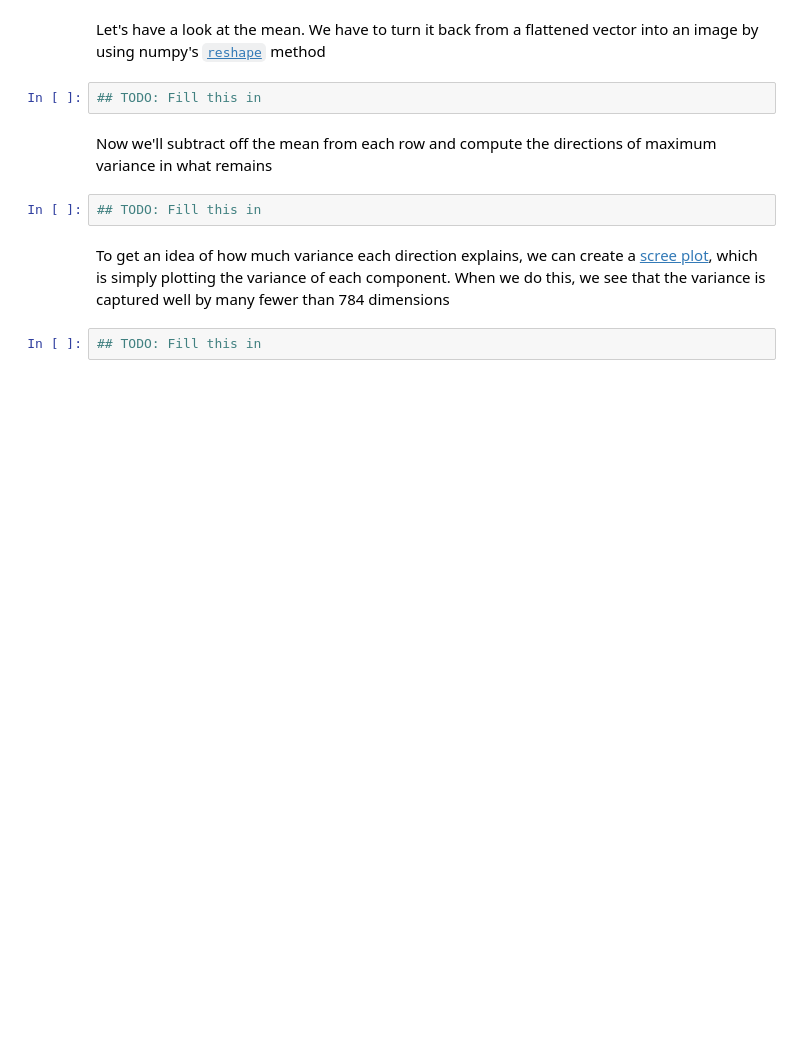
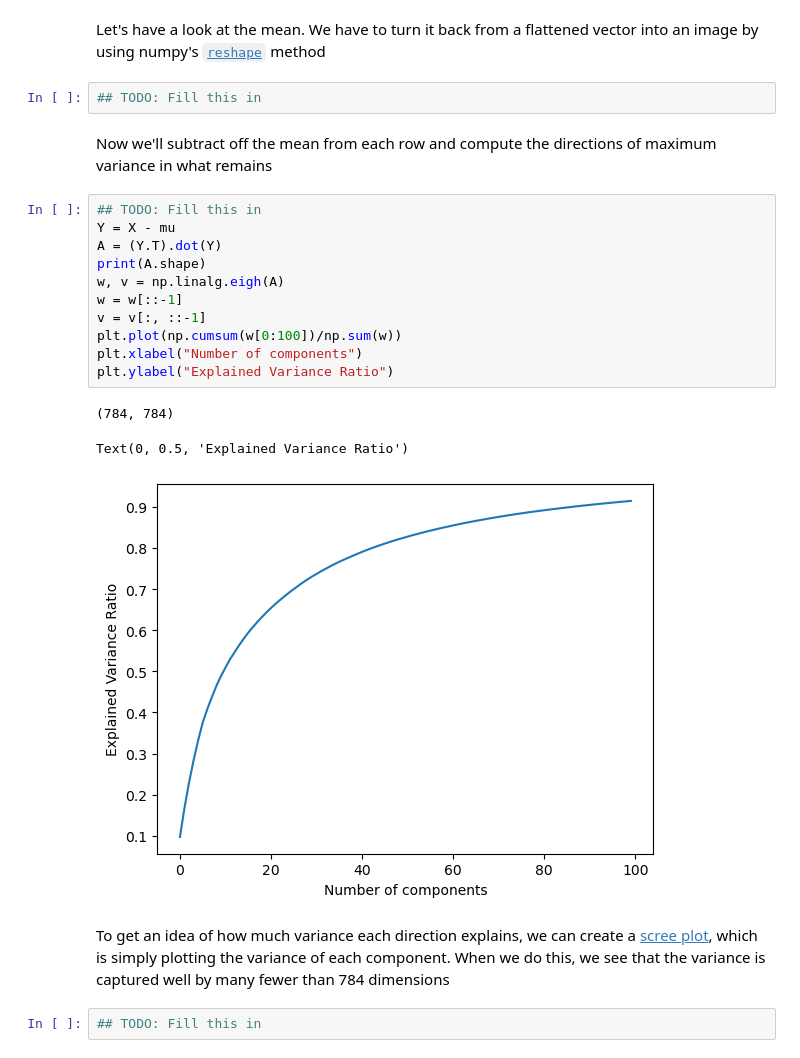
Before and after one commit to ursinus-cs477-f2023/Week7_PCA, a Jupyter notebook: UnsupervisedDigits.ipynb, the cells around one changed output. Saved outputs shown, nothing was run; the diff lists cells and outputs as text; blank space fills up the shorter version.

```diff
--- a/UnsupervisedDigits.ipynb
+++ b/UnsupervisedDigits.ipynb
@@ -71,6 +95,19 @@ Let's have a look at the mean.  We have to turn it back from a flattened vector
 Now we'll subtract off the mean from each row and compute the directions of maximum variance in what remains
 # %%
 ## TODO: Fill this in
+Y = X - mu
+A = (Y.T).dot(Y)
+print(A.shape)
+w, v = np.linalg.eigh(A)
+w = w[::-1]
+v = v[:, ::-1]
+plt.plot(np.cumsum(w[0:100])/np.sum(w))
+plt.xlabel("Number of components")
+plt.ylabel("Explained Variance Ratio")
+# %% [output]
+(784, 784)
+Text(0, 0.5, 'Explained Variance Ratio')
+[figure, added]
 # %% [markdown]
 To get an idea of how much variance each direction explains, we can create a <a href = "https://en.wikipedia.org/wiki/Scree_plot">scree plot</a>, which is simply plotting the variance of each component.  When we do this, we see that the variance is captured well by many fewer than 784 dimensions
 # %%
```
Also changed, not shown: parts of 9 cells of this notebook, 2 other files.
